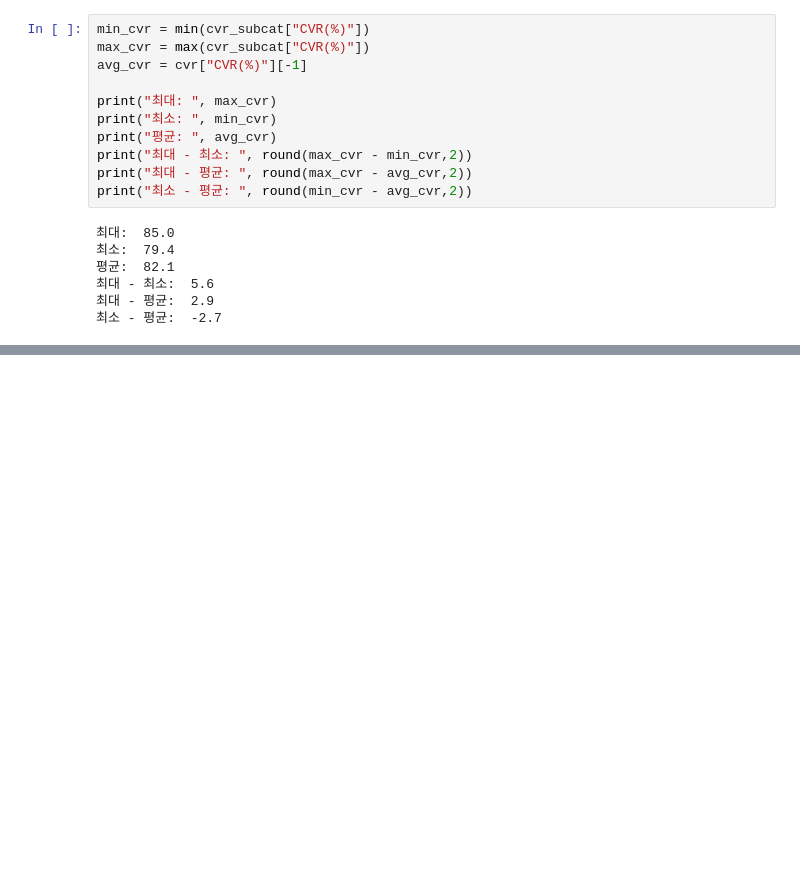
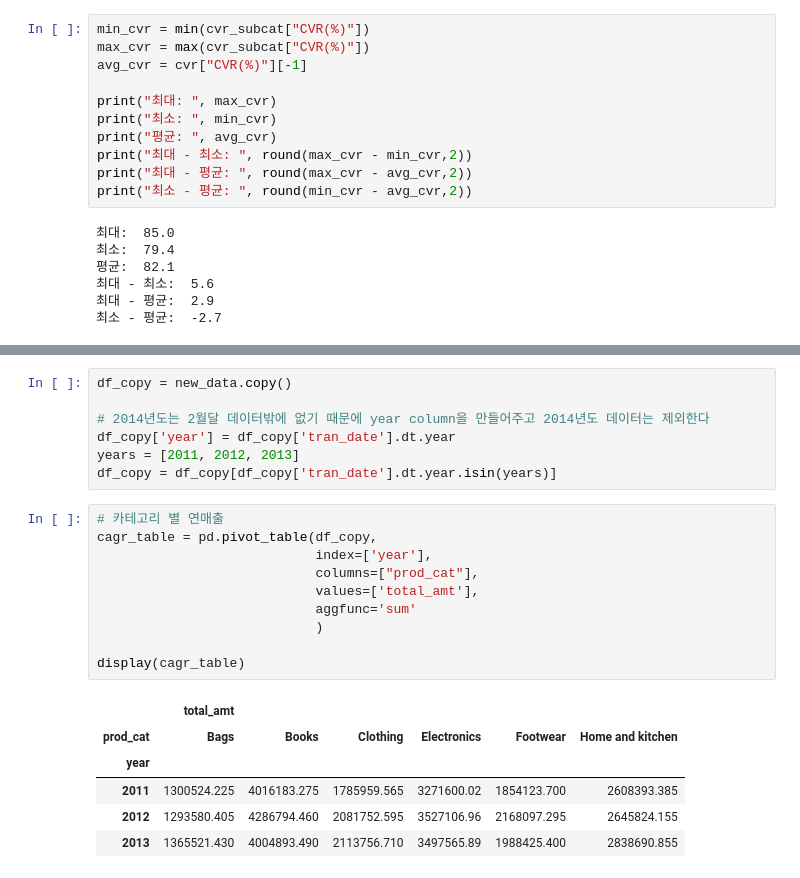
Before and after one commit to sunnyl94/Data-Analysis-Folder, a Jupyter notebook: Retail_Case_Study.ipynb, the cells around one changed output, grey strips where cells are left out. Saved outputs shown, nothing was run; the diff lists cells and outputs as text; blank space fills up the shorter version.

```diff
--- a/Retail_Case_Study.ipynb
+++ b/Retail_Case_Study.ipynb
@@ -448,0 +505,24 @@ pd.pivot_table(new_data,
+# %%
+df_copy = new_data.copy()
+
+# 2014년도는 2월달 데이터밖에 없기 때문에 year column을 만들어주고 2014년도 데이터는 제외한다
+df_copy['year'] = df_copy['tran_date'].dt.year
+years = [2011, 2012, 2013]
+df_copy = df_copy[df_copy['tran_date'].dt.year.isin(years)]
+# %%
+# 카테고리 별 연매출
+cagr_table = pd.pivot_table(df_copy,
+                            index=['year'],
+                            columns=["prod_cat"],
+                            values=['total_amt'],
+                            aggfunc='sum'
+                            )
+
+display(cagr_table)
+# %% [output]
+|  | total_amt |  |  |  |  |  |
+| prod_cat | Bags | Books | Clothing | Electronics | Footwear | Home and kitchen |
+| year |  |  |  |  |  |  |
+| 2011 | 1300524.225 | 4016183.275 | 1785959.565 | 3271600.02 | 1854123.700 | 2608393.385 |
+| 2012 | 1293580.405 | 4286794.460 | 2081752.595 | 3527106.96 | 2168097.295 | 2645824.155 |
+| 2013 | 1365521.430 | 4004893.490 | 2113756.710 | 3497565.89 | 1988425.400 | 2838690.855 |
```
Also changed, not shown: parts of 16 cells of this notebook.
